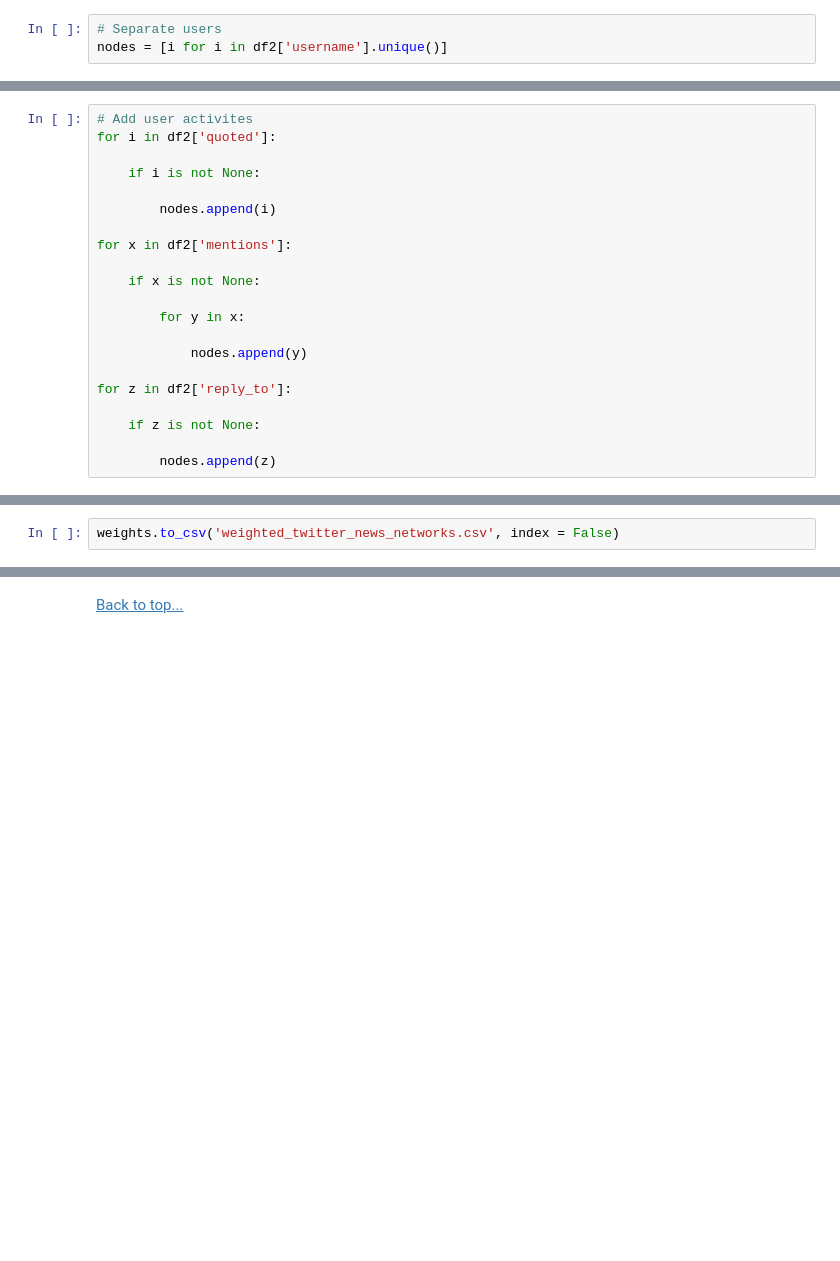
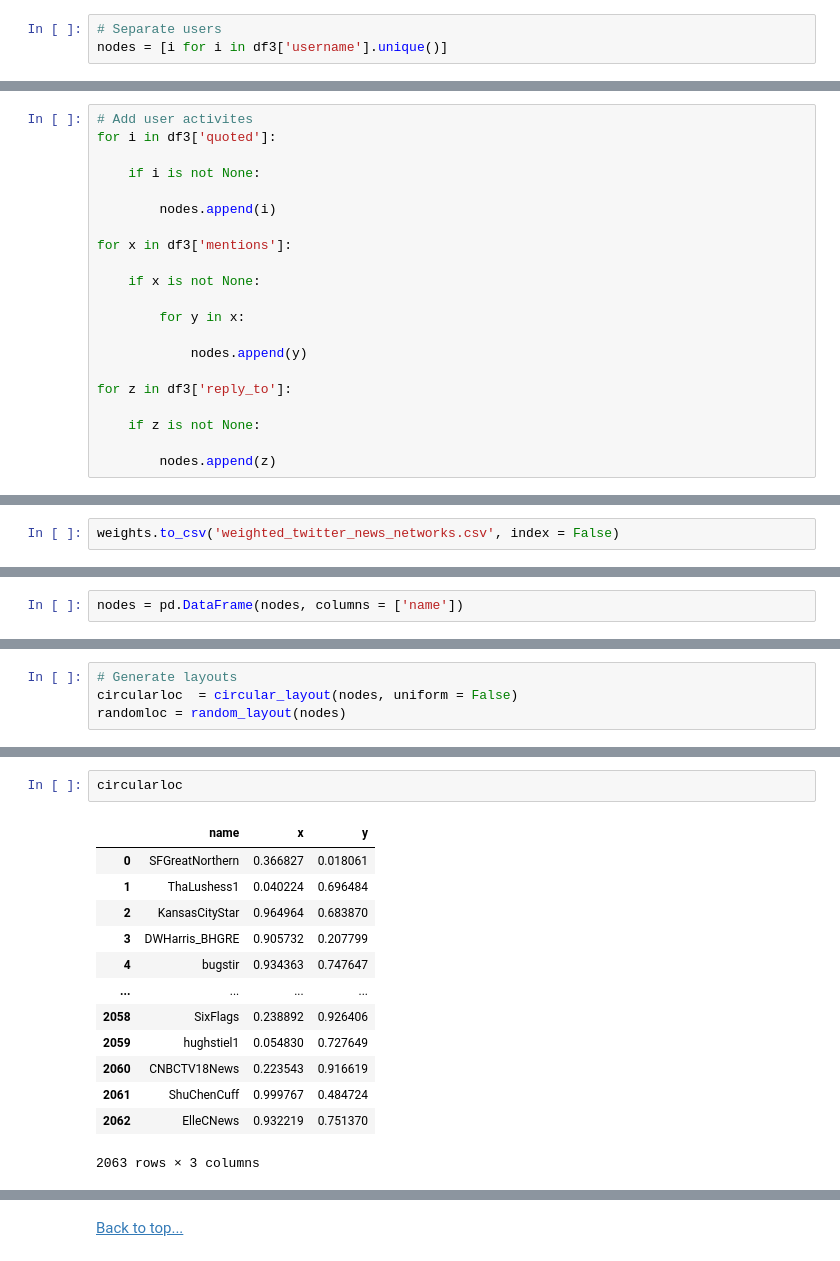
Before and after one commit to datadoctor100/twitter_analysis, a Jupyter notebook: twitter_news.ipynb, the cells around one changed output, grey strips where cells are left out. Drawn from its saved outputs; the diff is of its cells as text; blank space fills up the shorter version.

```diff
--- a/twitter_news.ipynb
+++ b/twitter_news.ipynb
@@ -212,20 +219,20 @@ df3.shape[0]
 ## Networking <a class = "anchor" id = "network"></a>
 # %%
 # Separate users
-nodes = [i for i in df2['username'].unique()]
+nodes = [i for i in df3['username'].unique()]
 # %%
 len(nodes)
 # %% [output]
 651
 # %%
 # Add user activites
-for i in df2['quoted']:
+for i in df3['quoted']:
 
     if i is not None:
 
         nodes.append(i)
 
-for x in df2['mentions']:
+for x in df3['mentions']:
 
     if x is not None:
 
@@ -233,7 +240,7 @@ for x in df2['mentions']:
 
             nodes.append(y)
 
-for z in df2['reply_to']:
+for z in df3['reply_to']:
 
     if z is not None:
 
@@ -310,0 +361,2 @@ g = nx.from_pandas_edgelist(weights)
+# %%
+nodes = pd.DataFrame(nodes, columns = ['name'])
@@ -310,0 +372,4 @@ g = nx.from_pandas_edgelist(weights)
+# %%
+# Generate layouts
+circularloc  = circular_layout(nodes, uniform = False)
+randomloc = random_layout(nodes)
@@ -310,0 +421,16 @@ g = nx.from_pandas_edgelist(weights)
+# %%
+circularloc
+# %% [output]
+|  | name | x | y |
+| 0 | SFGreatNorthern | 0.366827 | 0.018061 |
+| 1 | ThaLushess1 | 0.040224 | 0.696484 |
+| 2 | KansasCityStar | 0.964964 | 0.683870 |
+| 3 | DWHarris_BHGRE | 0.905732 | 0.207799 |
+| 4 | bugstir | 0.934363 | 0.747647 |
+| ... | ... | ... | ... |
+| 2058 | SixFlags | 0.238892 | 0.926406 |
+| 2059 | hughstiel1 | 0.054830 | 0.727649 |
+| 2060 | CNBCTV18News | 0.223543 | 0.916619 |
+| 2061 | ShuChenCuff | 0.999767 | 0.484724 |
+| 2062 | ElleCNews | 0.932219 | 0.751370 |
+2063 rows × 3 columns
```
Also changed, not shown: parts of 58 cells of this notebook.
